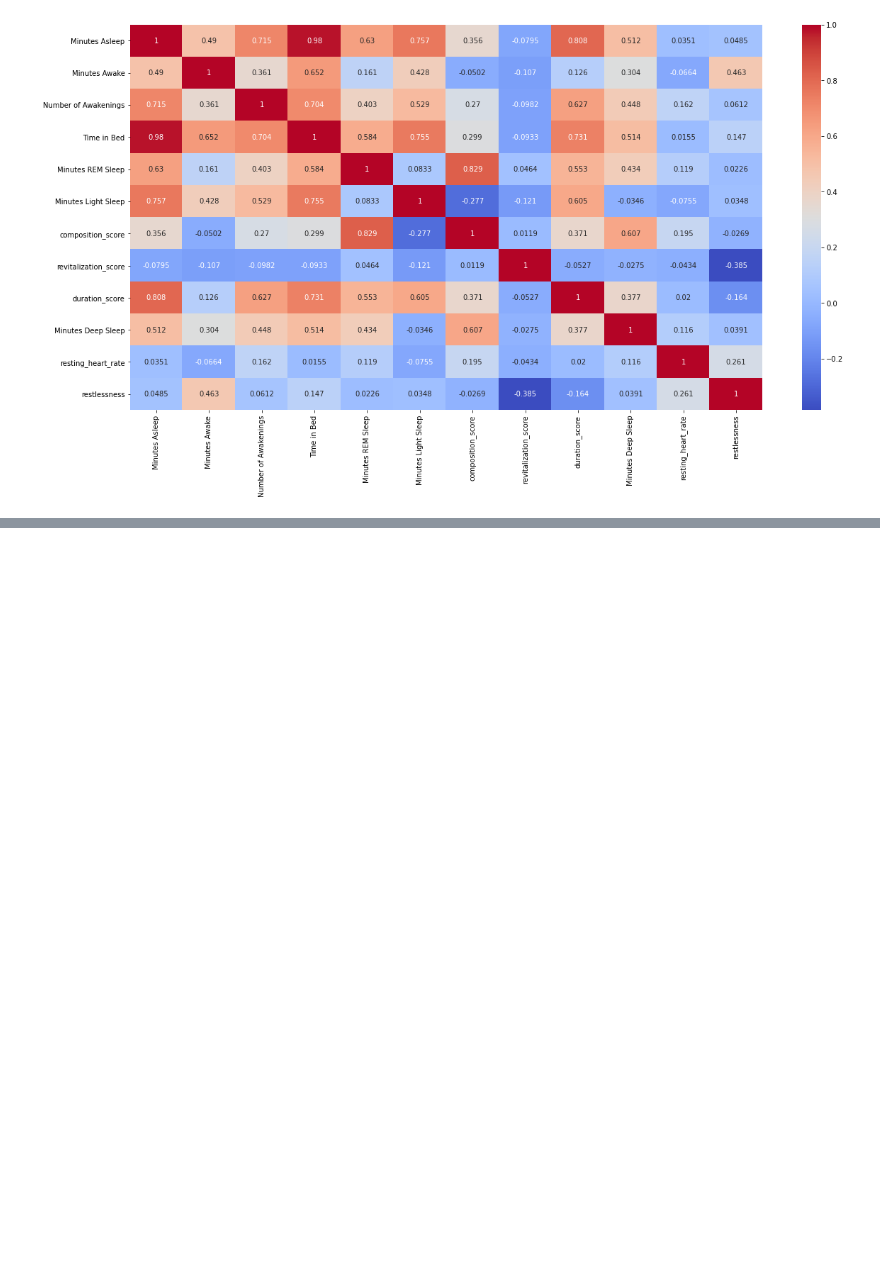
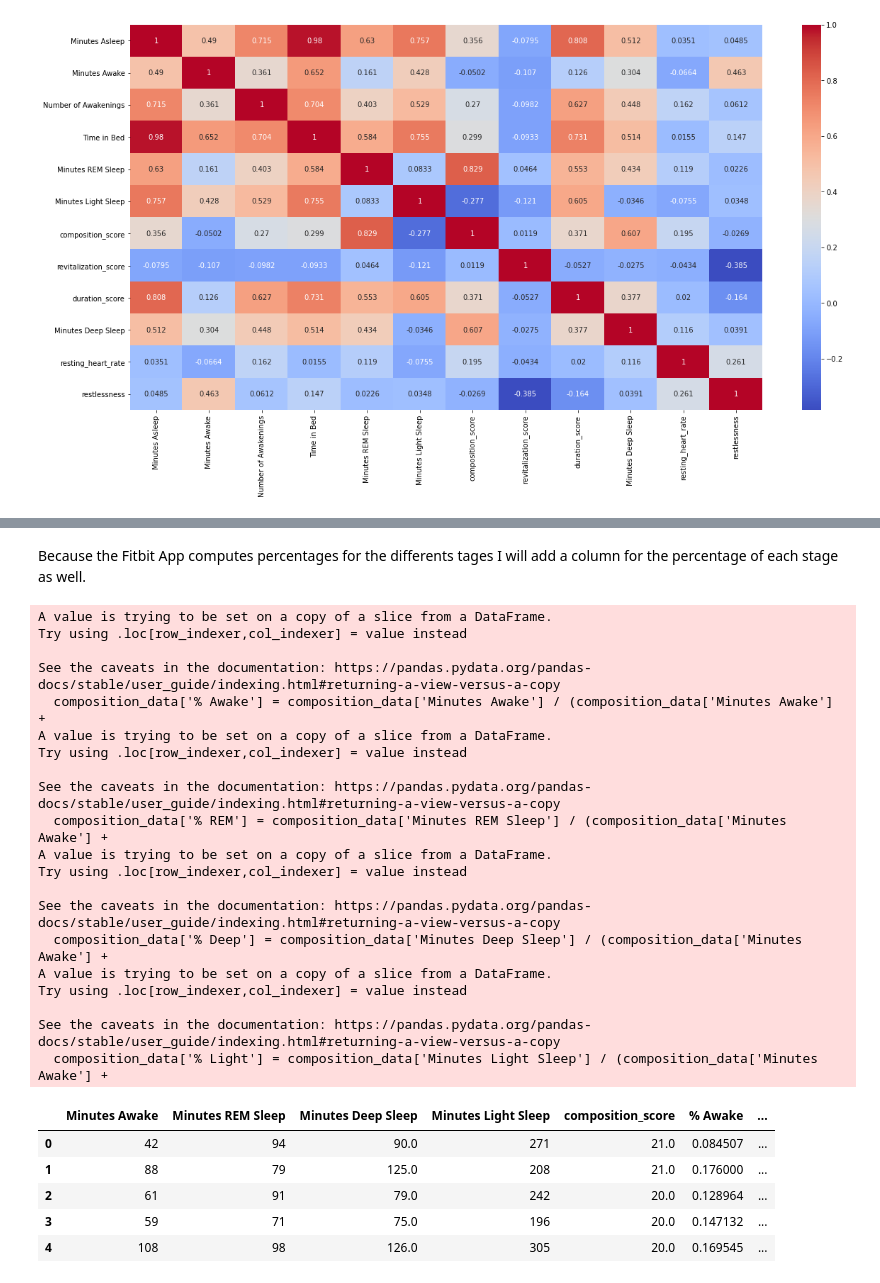
Before and after one commit to JoBe10/Fitbit-Sleep-Score, a Jupyter notebook: Sleep_Scores/Fitbit_Sleep_Score_Secret.ipynb, the cells around one changed output, grey strips where cells are left out. Cells and saved outputs as stored; diff of their text form; code cells hidden in the pictures; blank space fills up the shorter version.

Commit message:
Deconstruct the secret scores

```diff
--- a/Sleep_Scores/Fitbit_Sleep_Score_Secret.ipynb
+++ b/Sleep_Scores/Fitbit_Sleep_Score_Secret.ipynb
@@ -190,0 +169,5 @@ def plot_relationships(df, num_cols):
+# %%
+# Get the rlevant variables for the composition score
+composition_data = sleep_data[['Minutes Awake', 'Minutes REM Sleep', 'Minutes Deep Sleep', 'Minutes Light Sleep',
+                               'composition_score']]
+composition_data.head()
@@ -190,0 +181,51 @@ def plot_relationships(df, num_cols):
+# %% [markdown]
+Because the Fitbit App computes percentages for the differents tages I will add a column for the percentage of each stage as well.
+# %%
+composition_data['% Awake'] = composition_data['Minutes Awake'] / (composition_data['Minutes Awake'] +
+                                                                   composition_data['Minutes REM Sleep'] +
+                                                                   composition_data['Minutes Deep Sleep'] +
+                                                                   composition_data['Minutes Light Sleep'])
+
+composition_data['% REM'] = composition_data['Minutes REM Sleep'] / (composition_data['Minutes Awake'] +
+                                                                   composition_data['Minutes REM Sleep'] +
+                                                                   composition_data['Minutes Deep Sleep'] +
+                                                                   composition_data['Minutes Light Sleep'])
+
+composition_data['% Deep'] = composition_data['Minutes Deep Sleep'] / (composition_data['Minutes Awake'] +
+                                                                   composition_data['Minutes REM Sleep'] +
+                                                                   composition_data['Minutes Deep Sleep'] +
+                                                                   composition_data['Minutes Light Sleep'])
+
+composition_data['% Light'] = composition_data['Minutes Light Sleep'] / (composition_data['Minutes Awake'] +
+                                                                   composition_data['Minutes REM Sleep'] +
+                                                                   composition_data['Minutes Deep Sleep'] +
+                                                                   composition_data['Minutes Light Sleep'])
+
+composition_data.head()
+# %% [output]
+A value is trying to be set on a copy of a slice from a DataFrame.
+Try using .loc[row_indexer,col_indexer] = value instead
+
+See the caveats in the documentation: https://pandas.pydata.org/pandas-docs/stable/user_guide/indexing.html#returning-a-view-versus-a-copy
+  composition_data['% Awake'] = composition_data['Minutes Awake'] / (composition_data['Minutes Awake'] +
+A value is trying to be set on a copy of a slice from a DataFrame.
+Try using .loc[row_indexer,col_indexer] = value instead
+
+See the caveats in the documentation: https://pandas.pydata.org/pandas-docs/stable/user_guide/indexing.html#returning-a-view-versus-a-copy
+  composition_data['% REM'] = composition_data['Minutes REM Sleep'] / (composition_data['Minutes Awake'] +
+A value is trying to be set on a copy of a slice from a DataFrame.
+Try using .loc[row_indexer,col_indexer] = value instead
+
+See the caveats in the documentation: https://pandas.pydata.org/pandas-docs/stable/user_guide/indexing.html#returning-a-view-versus-a-copy
+  composition_data['% Deep'] = composition_data['Minutes Deep Sleep'] / (composition_data['Minutes Awake'] +
+A value is trying to be set on a copy of a slice from a DataFrame.
+Try using .loc[row_indexer,col_indexer] = value instead
+
+See the caveats in the documentation: https://pandas.pydata.org/pandas-docs/stable/user_guide/indexing.html#returning-a-view-versus-a-copy
+  composition_data['% Light'] = composition_data['Minutes Light Sleep'] / (composition_data['Minutes Awake'] +
+|  | Minutes Awake | Minutes REM Sleep | Minutes Deep Sleep | Minutes Light Sleep | composition_score | % Awake | ... |
+| 0 | 42 | 94 | 90.0 | 271 | 21.0 | 0.084507 | ... |
+| 1 | 88 | 79 | 125.0 | 208 | 21.0 | 0.176000 | ... |
+| 2 | 61 | 91 | 79.0 | 242 | 20.0 | 0.128964 | ... |
+| 3 | 59 | 71 | 75.0 | 196 | 20.0 | 0.147132 | ... |
+| 4 | 108 | 98 | 126.0 | 305 | 20.0 | 0.169545 | ... |
```
Also changed, not shown: parts of 8 cells of this notebook.
